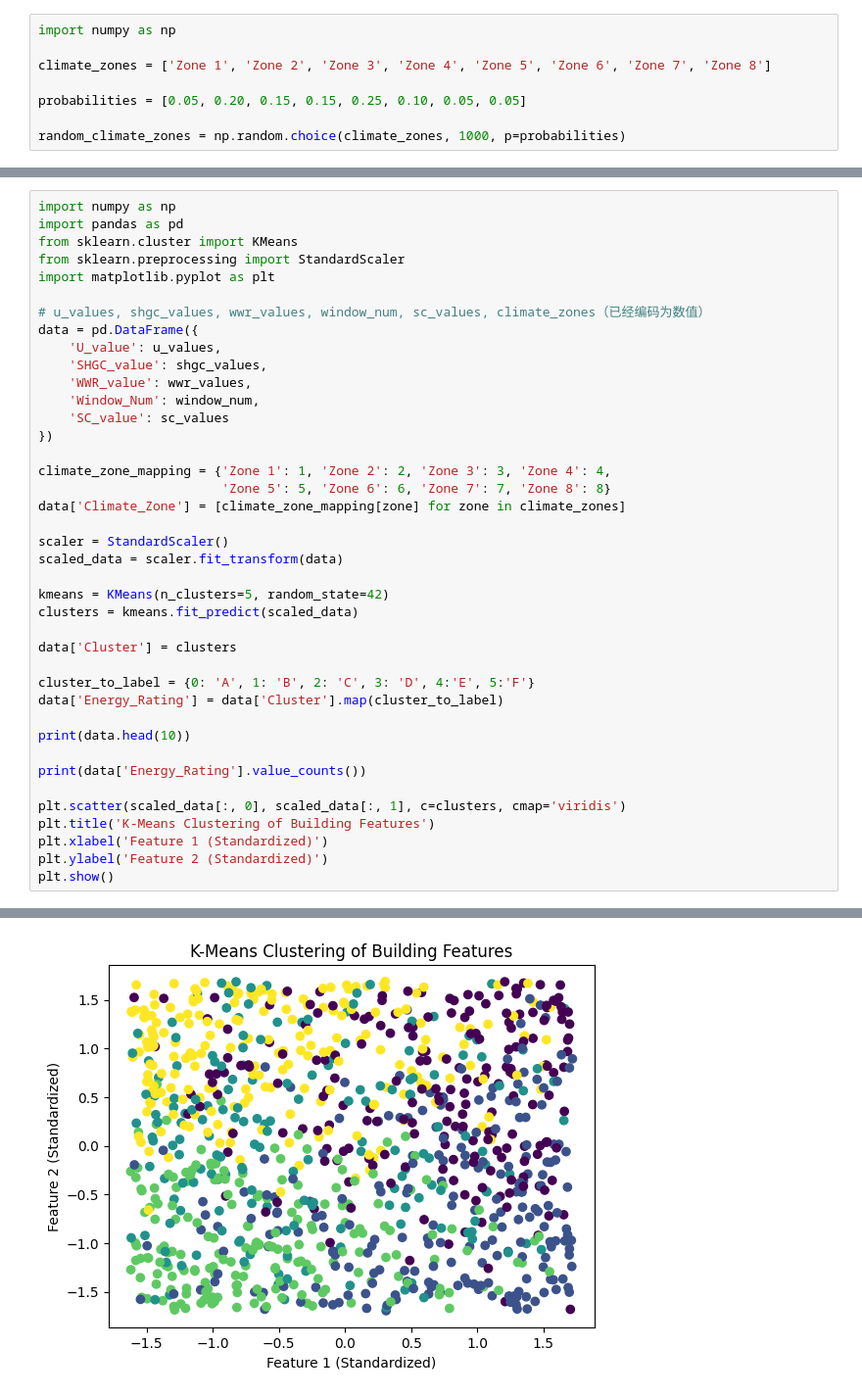
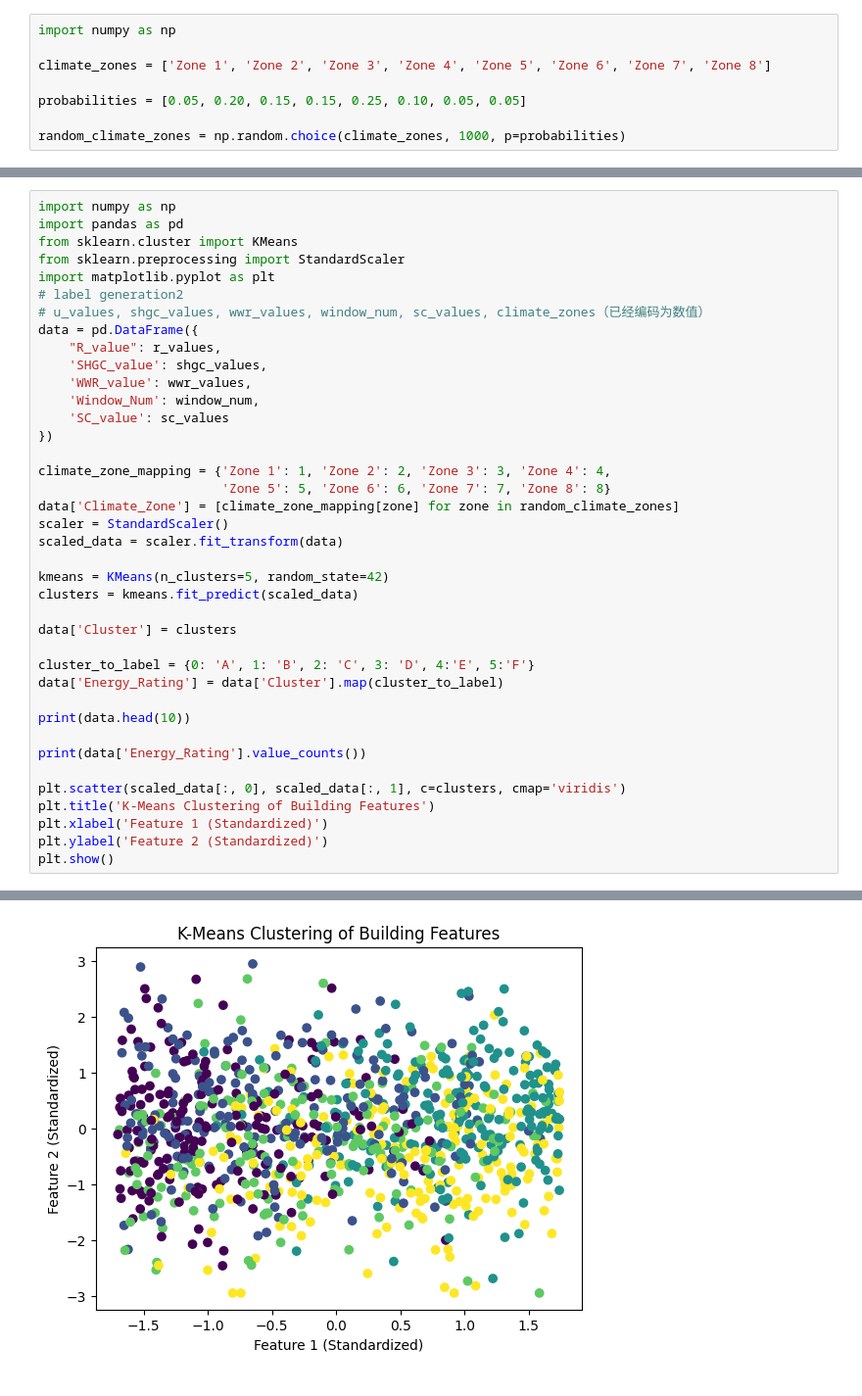
Before and after one commit to Alserial/Team_Miracle_Problem_Statement_5, a Jupyter notebook: data_set.ipynb, the cells around one changed output, grey strips where cells are left out. Shown: that part at 98% size. Saved outputs shown, nothing was run; the diff lists cells and outputs as text.

```diff
--- a/data_set.ipynb
+++ b/data_set.ipynb
@@ -89,10 +72,10 @@ import pandas as pd
 from sklearn.cluster import KMeans
 from sklearn.preprocessing import StandardScaler
 import matplotlib.pyplot as plt
-
+# label generation2
 # u_values, shgc_values, wwr_values, window_num, sc_values, climate_zones（已经编码为数值）
 data = pd.DataFrame({
-    'U_value': u_values,
+    "R_value": r_values,
     'SHGC_value': shgc_values,
     'WWR_value': wwr_values,
     'Window_Num': window_num,
@@ -101,8 +84,7 @@ data = pd.DataFrame({
 
 climate_zone_mapping = {'Zone 1': 1, 'Zone 2': 2, 'Zone 3': 3, 'Zone 4': 4,
                         'Zone 5': 5, 'Zone 6': 6, 'Zone 7': 7, 'Zone 8': 8}
-data['Climate_Zone'] = [climate_zone_mapping[zone] for zone in climate_zones]
-
+data['Climate_Zone'] = [climate_zone_mapping[zone] for zone in random_climate_zones]
 scaler = StandardScaler()
 scaled_data = scaler.fit_transform(data)
 
@@ -143,3 +125,3 @@ C    174
 Name: count, dtype: int64
-[figure, old version]
+[figure, new version]
 # %%
```
Also changed, not shown: parts of 5 cells of this notebook, 1 other file.
